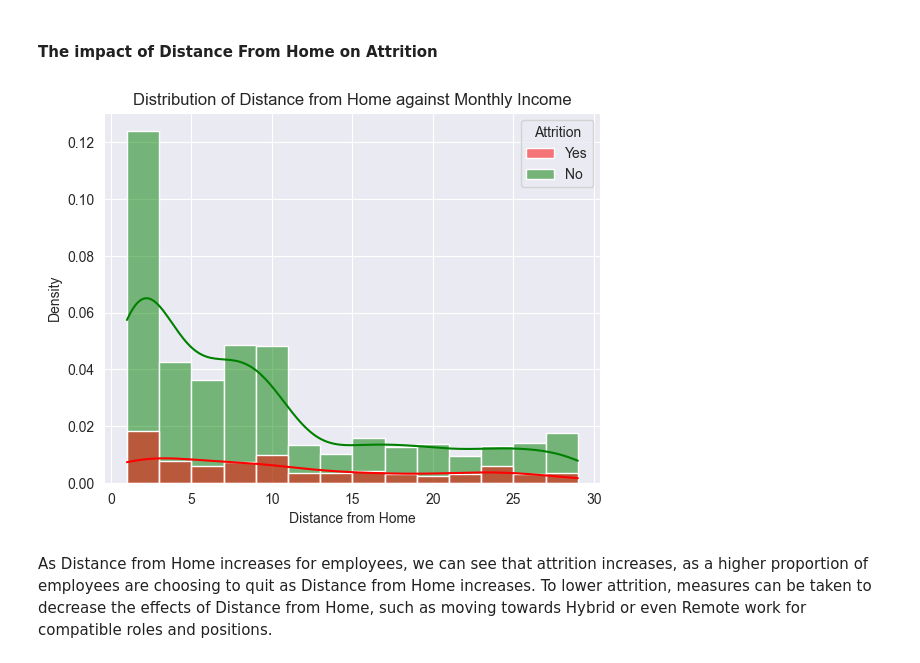
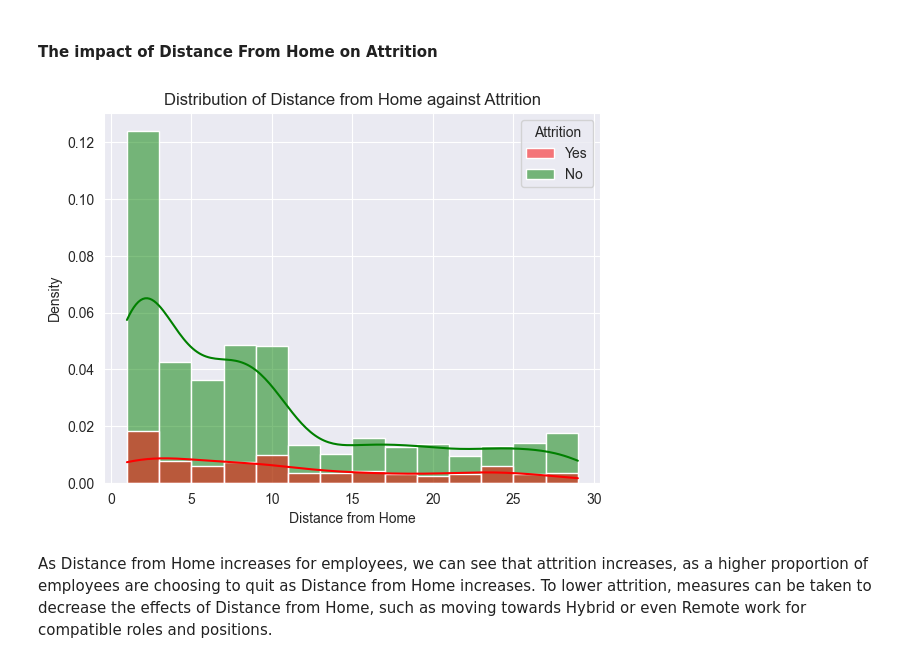
Before and after one commit to Jensen-T/HR-Analysis, a Jupyter notebook: hr-analysis.ipynb, the cells around one changed output. Saved outputs shown, nothing was run; the diff lists cells and outputs as text; code cells hidden in the pictures.

```diff
--- a/hr-analysis.ipynb
+++ b/hr-analysis.ipynb
@@ -220,12 +217,12 @@ From the data, it can be observed that there is a relationship between Job Satis
 #### The impact of Distance From Home on Attrition
 # %%
 sns.histplot(data= df, x= "DistanceFromHome", hue= "Attrition", stat = 'density', kde = 'True', palette = {'Yes': 'red', 'No': 'green'})
-plt.title("Distribution of Distance from Home against Monthly Income")
+plt.title("Distribution of Distance from Home against Attrition")
 plt.xlabel("Distance from Home")
 plt.ylabel("Density")
 plt.show()
 # %% [output]
-[figure, old version]
+[figure, new version]
 # %% [markdown]
 As Distance from Home increases for employees, we can see that attrition increases, as a higher proportion of employees are choosing to quit as Distance from Home increases. To lower attrition, measures can be taken to decrease the effects of Distance from Home, such as moving towards Hybrid or even Remote work for compatible roles and positions.
 # %% [markdown]
```
Also changed, not shown: parts of 9 cells of this notebook.
